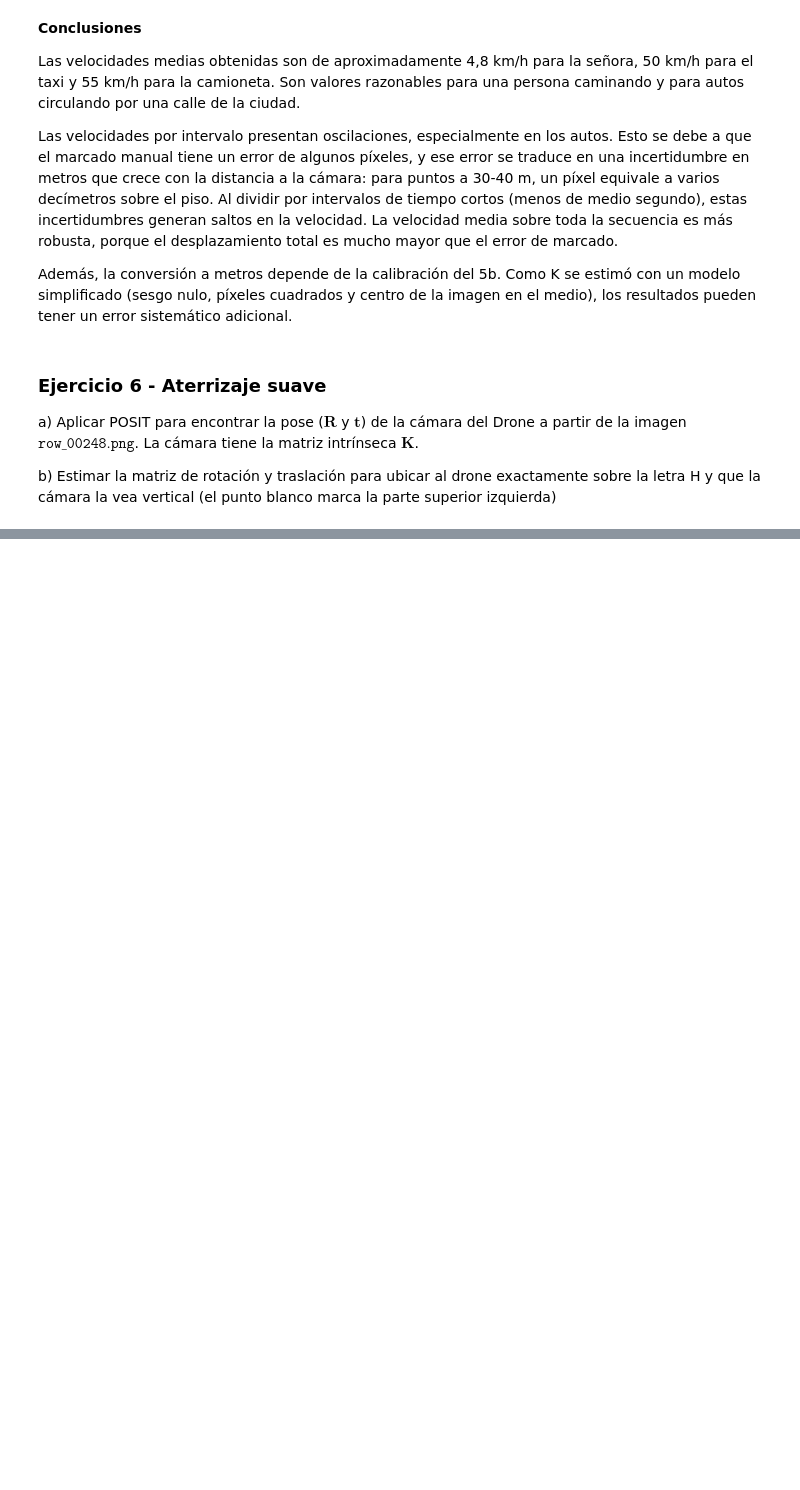
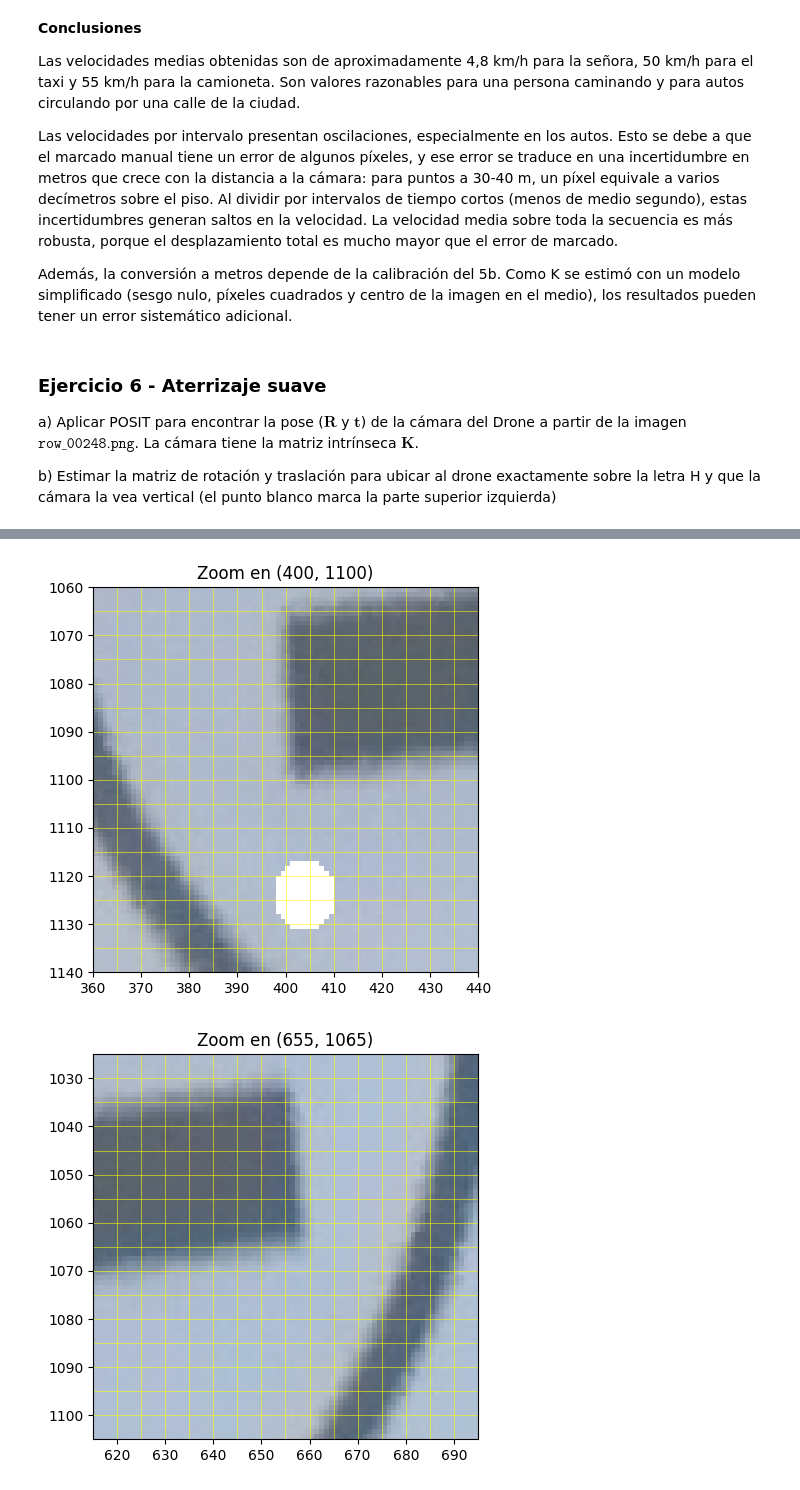
Before and after one commit to catafiorini/Trabajo-Practico-ALC--2C-2026, a Jupyter notebook: grupo_alfajorverde_TP.ipynb, the cells around one changed output, grey strips where cells are left out. Drawn from its saved outputs; the diff is of its cells as text; code cells hidden in the pictures; blank space fills up the shorter version.

```diff
--- a/grupo_alfajorverde_TP.ipynb
+++ b/grupo_alfajorverde_TP.ipynb
@@ -904,0 +984,31 @@ b) Estimar la matriz de rotación y traslación para ubicar al drone exactamente
+# %%
+def ver_zoom(img, u_centro, v_centro, mitad=40):
+    # Zoom: recortamos la imagen alrededor de (u_centro, v_centro)
+    u1 = max(u_centro - mitad, 0)
+    v1 = max(v_centro - mitad, 0)
+    recorte = img[v1:v_centro + mitad, u1:u_centro + mitad]
+    alto = recorte.shape[0]
+    ancho = recorte.shape[1]
+
+    plt.figure(figsize=(5, 5))
+    # extent hace que los ejes muestren los píxeles de la imagen original
+    plt.imshow(recorte, extent=[u1, u1 + ancho, v1 + alto, v1])
+
+    # Grilla cada 5 píxeles
+    for u in range(u1, u1 + ancho, 5):
+        plt.plot([u, u], [v1, v1 + alto], color='yellow', linewidth=0.4)
+    for v in range(v1, v1 + alto, 5):
+        plt.plot([u1, u1 + ancho], [v, v], color='yellow', linewidth=0.4)
+
+    plt.title(f'Zoom en ({u_centro}, {v_centro})')
+    plt.show()
+
+# Una ventana por esquina (centros aproximados)
+ver_zoom(img_heli, 400, 1100)   # sup. izq.  (junto al punto blanco)
+ver_zoom(img_heli, 655, 1065)   # inf. izq.
+ver_zoom(img_heli, 395, 950)    # sup. der.
+ver_zoom(img_heli, 645, 915)    # inf. der.
+ver_zoom(img_heli, 520, 1005)   # centro de la H
+# %% [output]
+[figure, added]
+[figure, added]
```
Also changed, not shown: parts of 19 cells of this notebook.
